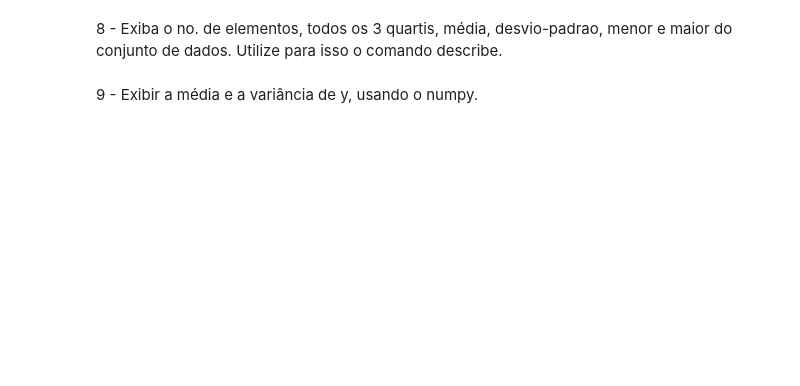
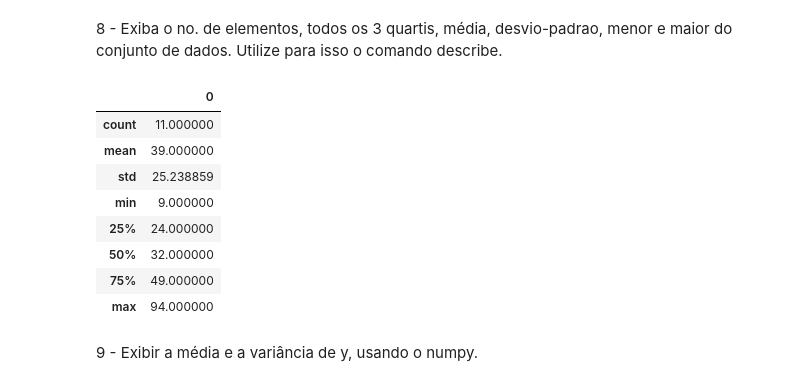
Before and after one commit to Roger0Souza/Data-Science, a Jupyter notebook: Exercicios/Ex1.ipynb, the cells around one changed output. Cells and saved outputs as stored; diff of their text form; code cells hidden in the pictures; blank space fills up the shorter version.

```diff
--- a/Exercicios/Ex1.ipynb
+++ b/Exercicios/Ex1.ipynb
@@ -100,5 +117,17 @@ NameError: name 'y' is not defined
 # %% [markdown]
 8 - Exiba o no. de elementos, todos os 3 quartis, média, desvio-padrao, menor e maior do conjunto de dados.
 Utilize para isso o comando describe.
+# %%
+y.describe(percentiles=None, include=None, exclude=None)
+# %% [output]
+|  | 0 |
+| count | 11.000000 |
+| mean | 39.000000 |
+| std | 25.238859 |
+| min | 9.000000 |
+| 25% | 24.000000 |
+| 50% | 32.000000 |
+| 75% | 49.000000 |
+| max | 94.000000 |
 # %% [markdown]
 9 - Exibir a média e a variância de y, usando o numpy.
```
Also changed, not shown: parts of 13 cells of this notebook, 2 other files.
